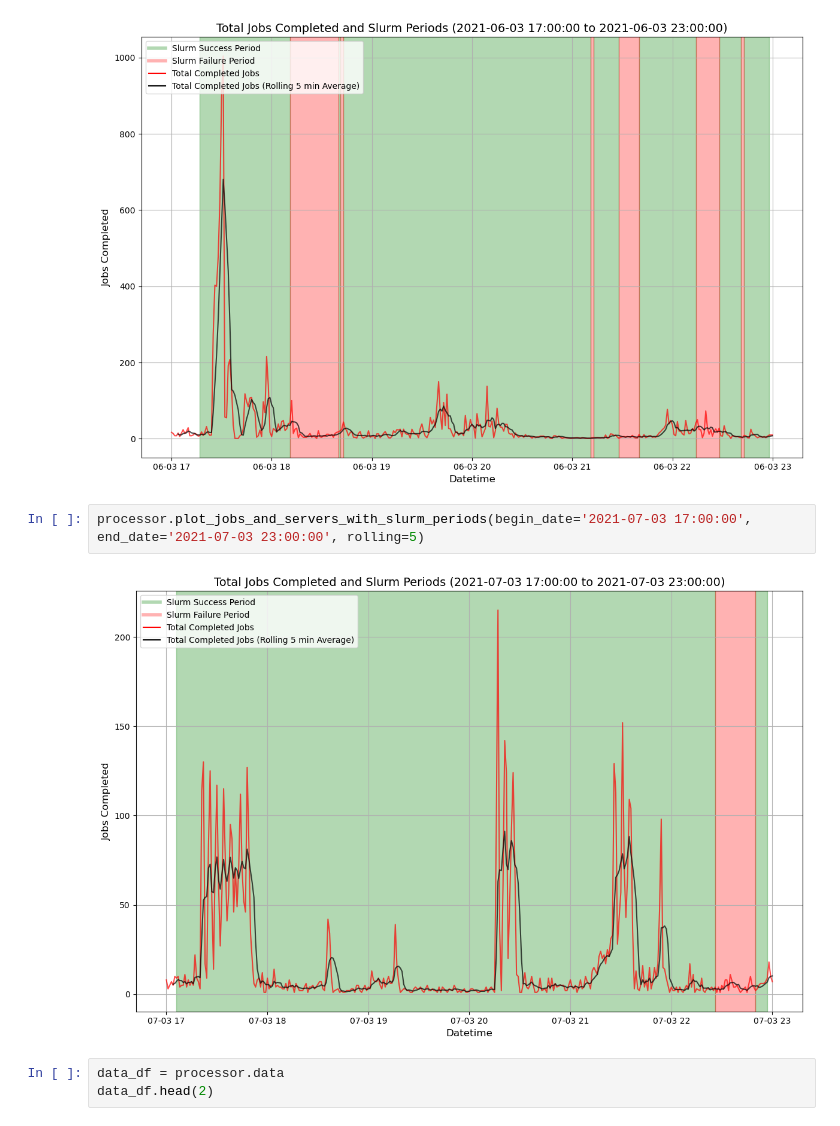
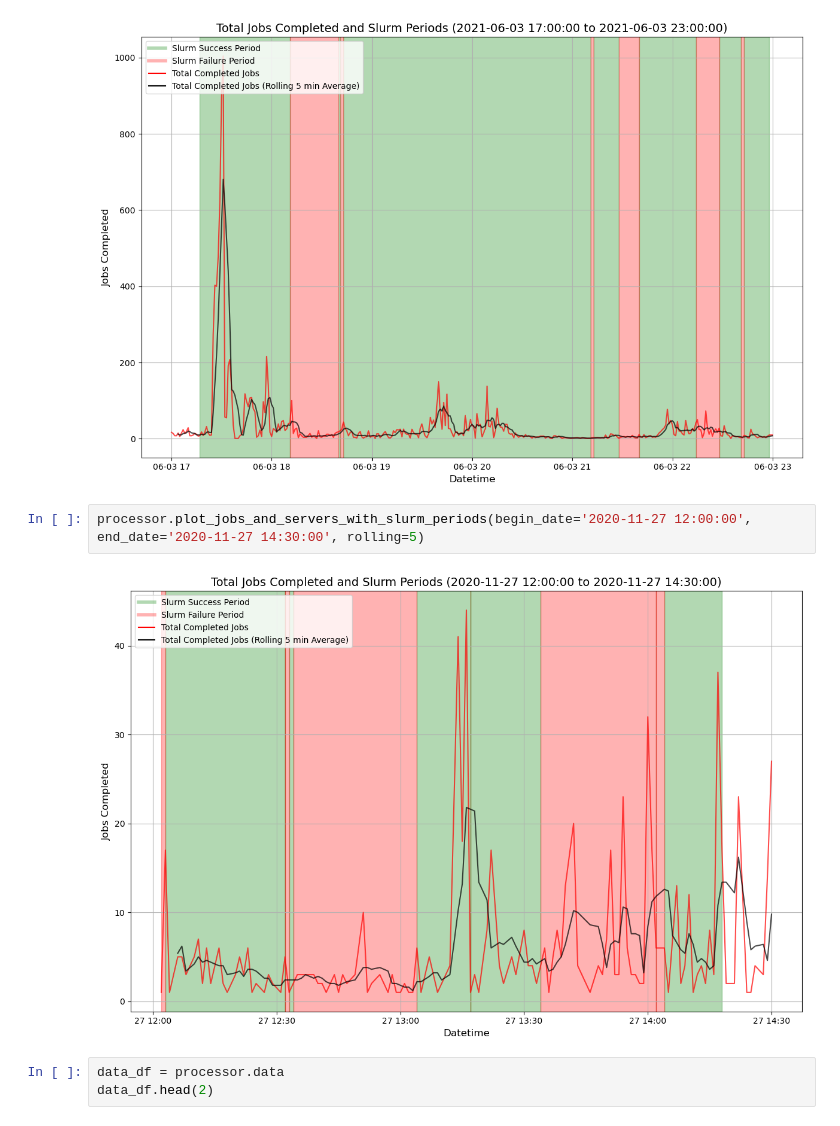
Before and after one commit to nss-data-science-cohort-8/accre-sweet-potato-casserole, a Jupyter notebook: notebooks/AIBranch3.ipynb, the cells around one changed output. Cells and saved outputs as stored; diff of their text form.

```diff
--- a/notebooks/AIBranch3.ipynb
+++ b/notebooks/AIBranch3.ipynb
@@ -17,9 +17,9 @@ See the caveats in the documentation: https://pandas.pydata.org/pandas-docs/stab
   self.jobs_filtered_by_completed['end_dt_min_start'] = self.jobs_filtered_by_completed['END_dt'].dt.floor('min')
 [figure]
 # %%
-processor.plot_jobs_and_servers_with_slurm_periods(begin_date='2021-07-03 17:00:00', end_date='2021-07-03 23:00:00', rolling=5)
+processor.plot_jobs_and_servers_with_slurm_periods(begin_date='2020-11-27 12:00:00', end_date='2020-11-27 14:30:00', rolling=5)
 # %% [output]
-[figure, old version]
+[figure, new version]
 # %%
 data_df = processor.data
 data_df.head(2)
```
Also changed, not shown: parts of 13 cells of this notebook, 1 other file.
